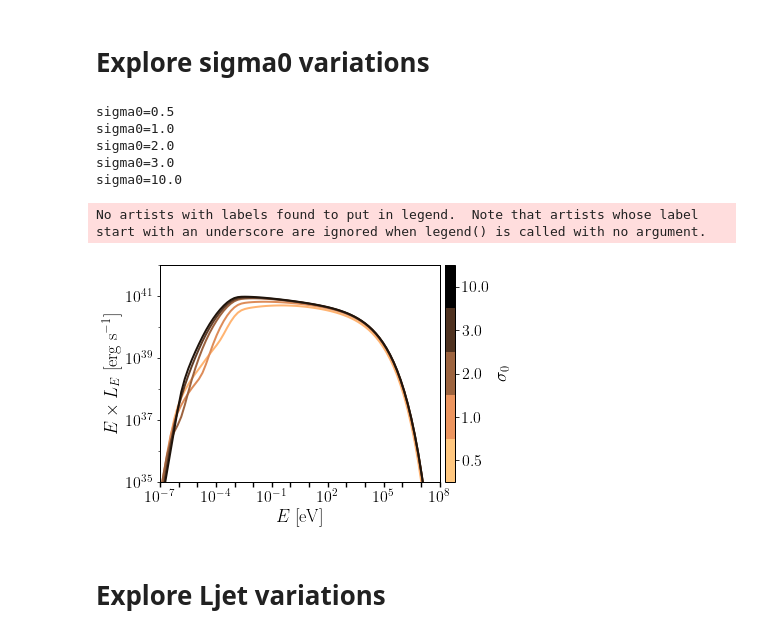
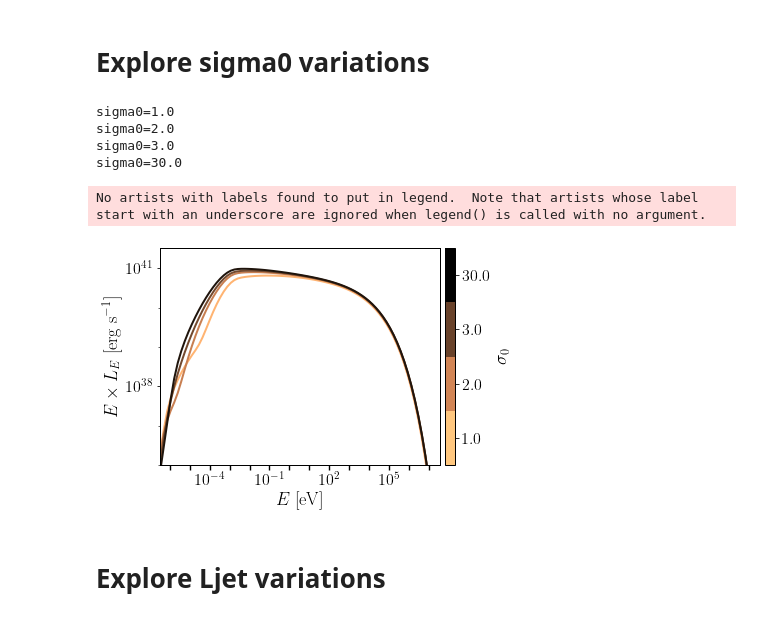
Before and after one commit to santimda/ExtendedJet, a Jupyter notebook: Code/explore_parameters.ipynb, the cells around one changed output. Drawn from its saved outputs; the diff is of its cells as text; code cells hidden in the pictures.

```diff
--- a/Code/explore_parameters.ipynb
+++ b/Code/explore_parameters.ipynb
@@ -82,8 +82,8 @@ z0_def = 10.0*R_g
 a_inj_def = 0.5
 
 # Define the energy range for the SED
-E_min = 1e-7 * eV #Aprox 20 MHz
-E_max = 1e8 * eV
+E_min = 3.3e-7 * eV #Aprox 100 MHz
+E_max = 3.3e7 * eV
 n_points = 80
 E = np.geomspace(E_min, E_max, n_points)
 z = np.geomspace(5*R_g, 100*R_g, n_points)
@@ -91,7 +91,7 @@ z = np.geomspace(5*R_g, 100*R_g, n_points)
 # Explore sigma0 variations
 # %%
 # Make a list with the values of fB
-sigma0s = [0.5e0, 1e0, 2e0, 3e0, 30e0]
+sigma0s = [1e0, 2e0, 3e0, 30e0]
 
 # Calculate the SED for each sigma0 value (fixing default parameters)
 SEDs = []
@@ -103,11 +103,10 @@ for sigma0 in sigma0s:
     time.sleep(2)
     SEDs.append(SED)
 # %% [output]
-sigma0=0.5
 sigma0=1.0
 sigma0=2.0
 sigma0=3.0
-sigma0=10.0
+sigma0=30.0
 # %%
 # Voy a graficar datos y modelo
 fig, ax = plt.subplots(1)
@@ -129,7 +128,7 @@ plt.setp(ax, ylabel=r"$E \times L_E$ [erg s$^{-1}$]")
 
 # Set plot scales
 xmin, xmax = E_min/eV, E_max/eV
-ymin, ymax = 1e35, 1e42
+ymin, ymax = 1e36, 3.3e41
 plt.xlim(xmin, xmax)
 plt.ylim(ymin, ymax)
 
@@ -142,34 +141,34 @@ ax.loglog()
 
 cbar = fig.colorbar(sm, ticks=c, label=r"$\sigma_0$", pad=0.015)
 cbar.ax.set_yticklabels(sigma0s)  # vertically oriented colorbar
 
 # Set xticks
 num = int(np.log10(xmax/xmin))
 x_major = matplotlib.ticker.LogLocator(base = 10.0, numticks = num//2)
 ax.xaxis.set_major_locator(x_major)
 x_minor = matplotlib.ticker.LogLocator(base = 10.0, numticks = (num//2) * 3)
 ax.xaxis.set_minor_locator(x_minor)
 ax.xaxis.set_minor_formatter(matplotlib.ticker.NullFormatter())
 
 # Set yticks
 numy = int(np.log10(ymax/ymin))
 y_major = matplotlib.ticker.LogLocator(base = 10.0, numticks = numy//2+1)
 ax.yaxis.set_major_locator(y_major)
 y_minor = matplotlib.ticker.LogLocator(base = 10.0, numticks = numy+2)
 ax.yaxis.set_minor_locator(y_minor)
 ax.yaxis.set_minor_formatter(matplotlib.ticker.NullFormatter())
 
 plt.legend('',frameon=False)
 plt.show()
 
 #fig.tight_layout(pad=0)
 #fig.savefig('SEDs_etas.pdf', bbox_inches='tight', pad_inches = 0.01)
 #AJUSTO A MANO EL RECORTE
 fig.subplots_adjust(bottom=0.16, top=0.97, left=0.14, right=0.91)
 fig.savefig('SEDs_sigma0s.pdf')
 # %% [output]
 No artists with labels found to put in legend.  Note that artists whose label start with an underscore are ignored when legend() is called with no argument.
-[figure, old version]
+[figure, new version]
 # %% [markdown]
 # Explore Ljet variations
 # %%
```
Also changed, not shown: parts of 3 cells of this notebook, 4 other files.
